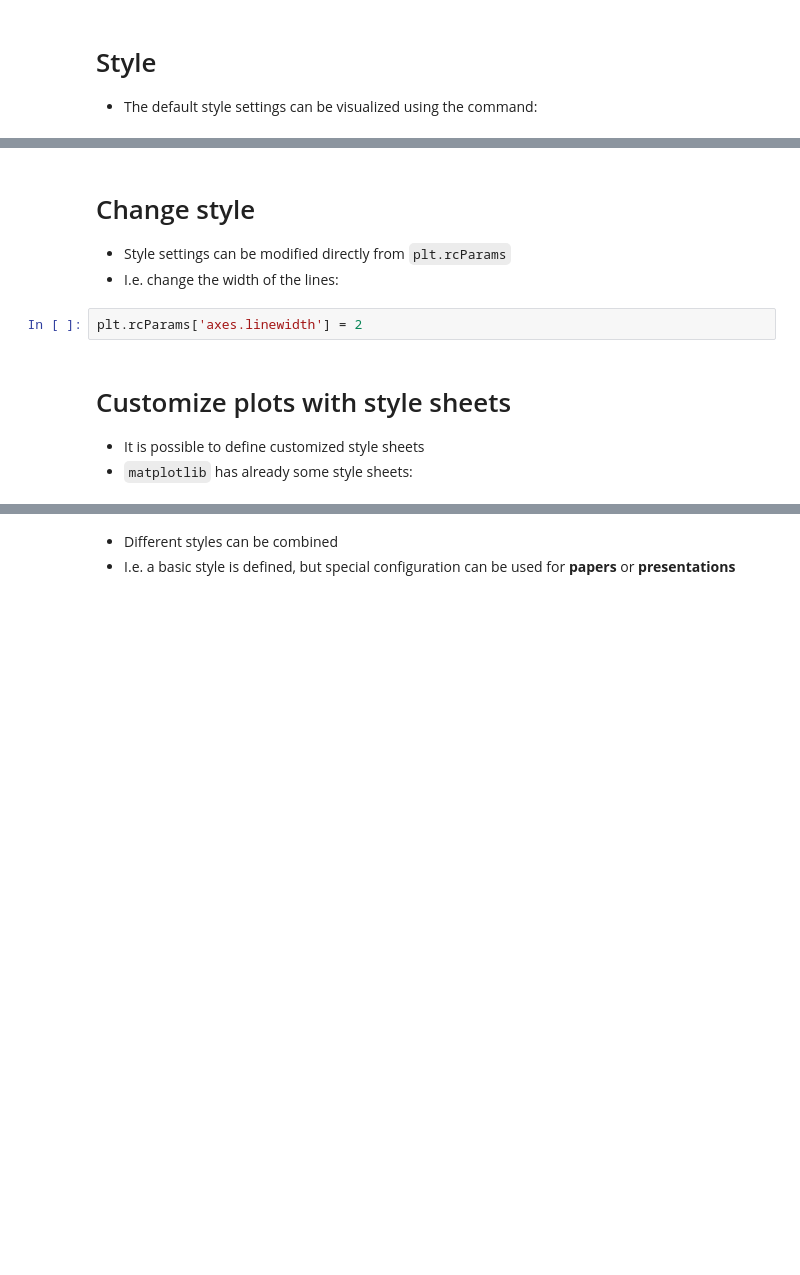
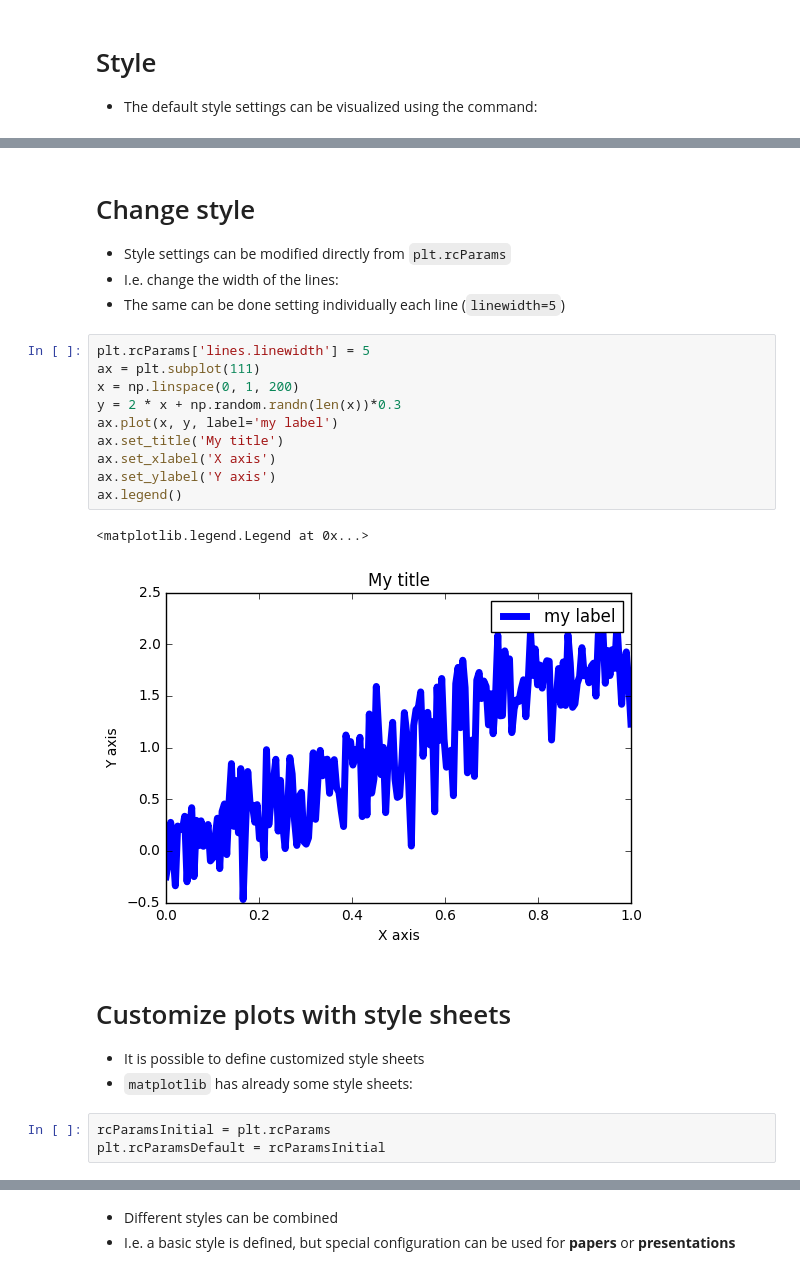
Before and after one commit to mighelone/quality_plot, a Jupyter notebook: matplotlib-configuration.ipynb, the cells around one changed output, grey strips where cells are left out. Saved outputs shown, nothing was run; the diff lists cells and outputs as text; blank space fills up the shorter version.

```diff
--- a/matplotlib-configuration.ipynb
+++ b/matplotlib-configuration.ipynb
@@ -42,13 +56,28 @@ RcParams({'agg.path.chunksize': 0,
 
 * Style settings can be modified directly from `plt.rcParams`
 * I.e. change the width of the lines:
+* The same can be done setting individually each line (``linewidth=5``)
-# %%
-plt.rcParams['axes.linewidth'] = 2
+# %%
+plt.rcParams['lines.linewidth'] = 5
+ax = plt.subplot(111)
+x = np.linspace(0, 1, 200)
+y = 2 * x + np.random.randn(len(x))*0.3
+ax.plot(x, y, label='my label')
+ax.set_title('My title')
+ax.set_xlabel('X axis')
+ax.set_ylabel('Y axis')
+ax.legend()
+# %% [output]
+<matplotlib.legend.Legend at 0x...>
+[figure, added]
 # %% [markdown]
 # Customize plots with style sheets
 
 * It is possible to define customized style sheets
 * `matplotlib` has already some style sheets:
+# %%
+rcParamsInitial = plt.rcParams
+plt.rcParamsDefault = rcParamsInitial
 # %%
 plt.style.available
 # %% [output]
```
Also changed, not shown: parts of 20 cells of this notebook, 1 other file.
